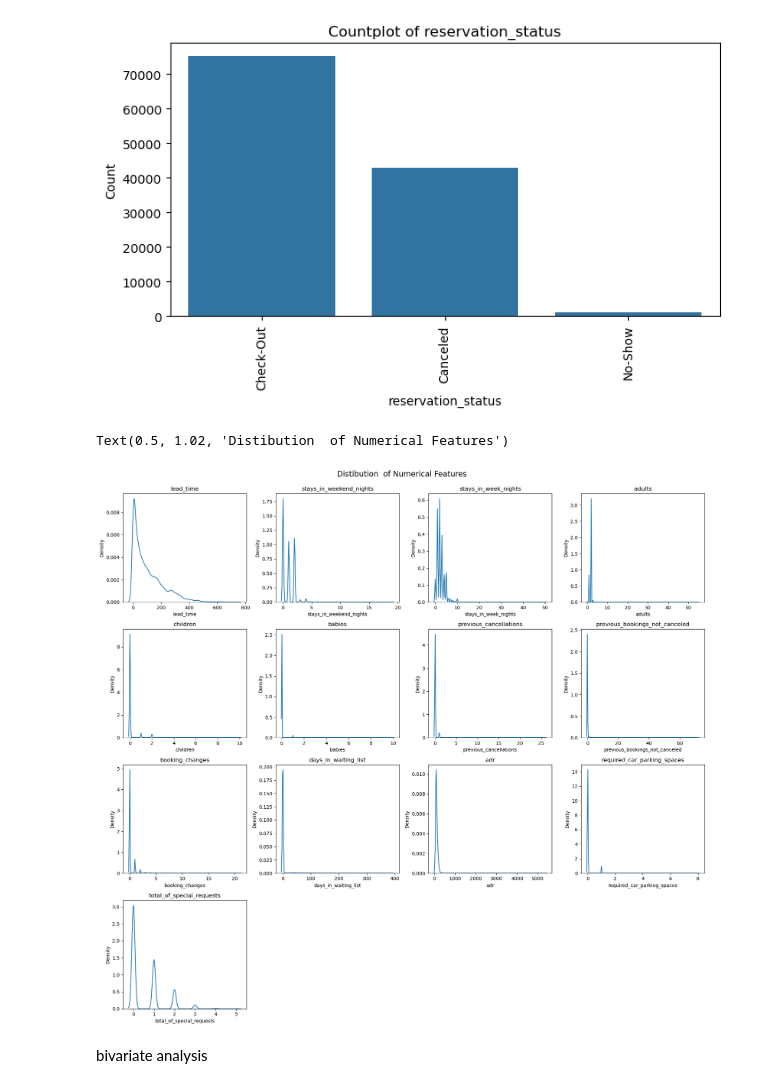
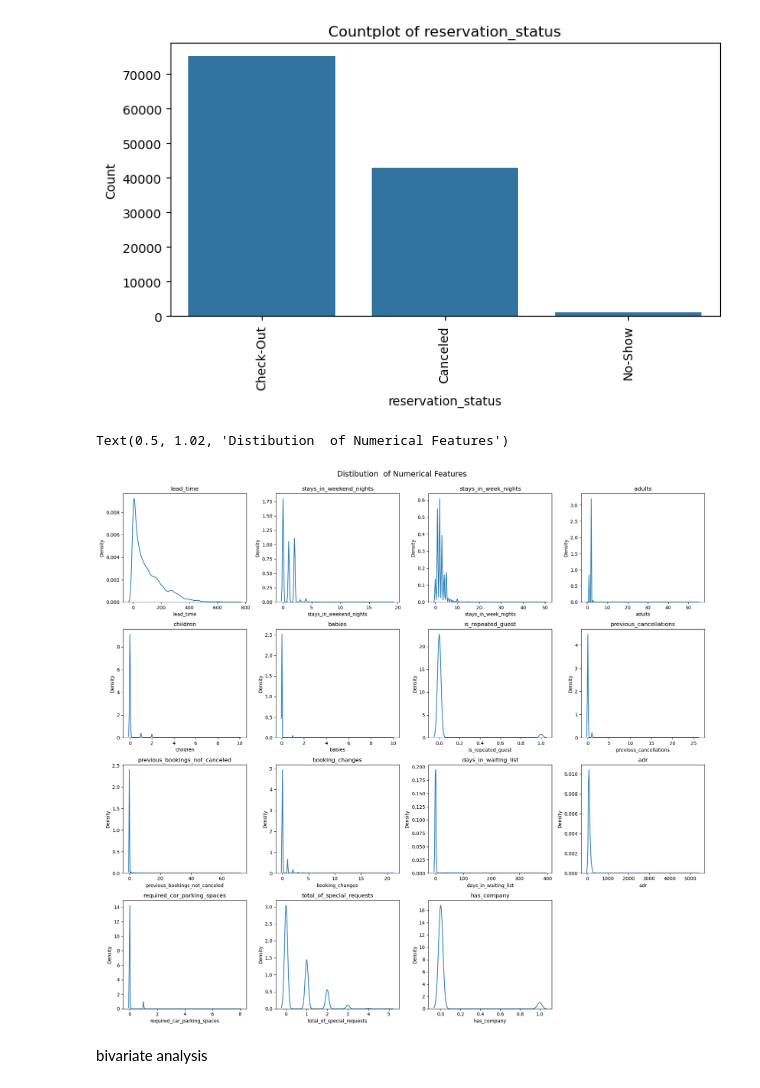
Before and after one commit to mohammed-fariz/project1, a Jupyter notebook: Hotel booking cancellation prediction/data collection.ipynb, the cells around one changed output. Drawn from its saved outputs; the diff is of its cells as text; code cells hidden in the pictures.

```diff
--- a/Hotel booking cancellation prediction/data collection.ipynb
+++ b/Hotel booking cancellation prediction/data collection.ipynb
@@ -275,24 +275,25 @@ for col in categorical_cols:
 # %%
 numerical_cols = [
     'lead_time', 'stays_in_weekend_nights', 'stays_in_week_nights',
-    'adults', 'children', 'babies', 'previous_cancellations',
+    'adults', 'children', 'babies',  'is_repeated_guest', 'previous_cancellations',
     'previous_bookings_not_canceled', 'booking_changes',
     'days_in_waiting_list', 'adr', 'required_car_parking_spaces',
-    'total_of_special_requests'
+    'total_of_special_requests','has_company'
 ]
+
 
 
 plt.figure(figsize=(18, 16))
 for i, col in enumerate(numerical_cols, 1):
     plt.subplot(4, 4, i)
     sns.kdeplot(x=df[col])
     plt.title(col)
     plt.tight_layout()
 
 plt.suptitle("Distibution  of Numerical Features", fontsize=16, y=1.02)
 # %% [output]
 Text(0.5, 1.02, 'Distibution  of Numerical Features')
-[figure, old version]
+[figure, new version]
 # %% [markdown]
 bivariate analysis
 # %%
```
Also changed, not shown: parts of 81 cells of this notebook.
